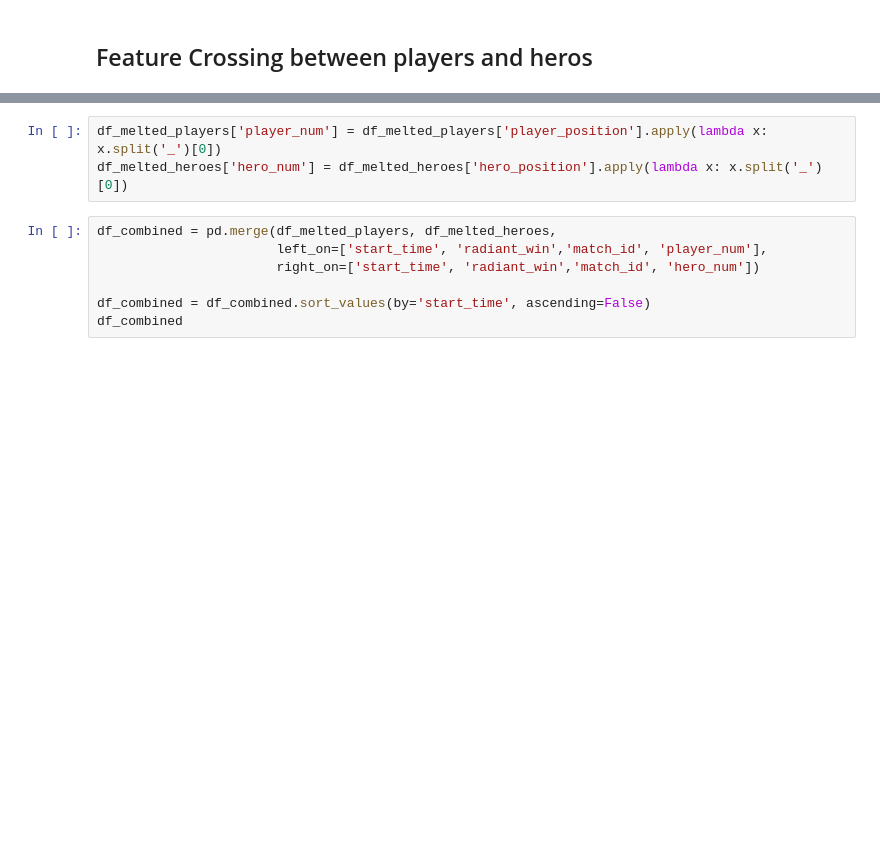
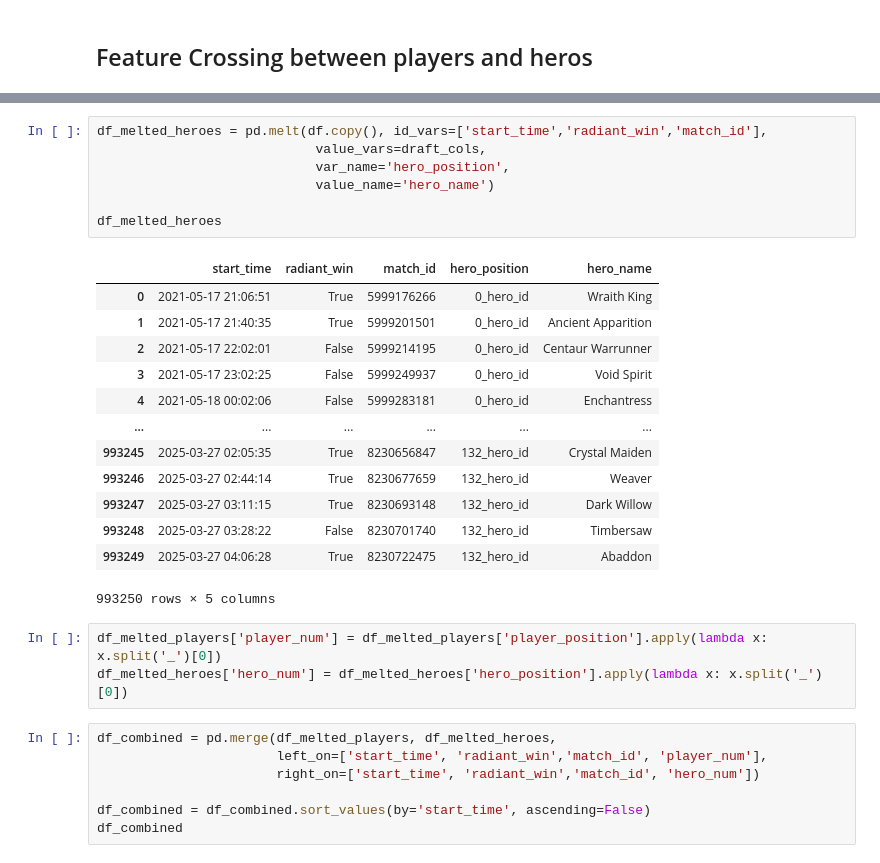
Before and after one commit to Haochen92/dota2pred, a Jupyter notebook: backend/notebooks/feature_engineering.ipynb, the cells around one changed output, grey strips where cells are left out. Cells and saved outputs as stored; diff of their text form; blank space fills up the shorter version.

```diff
--- a/backend/notebooks/feature_engineering.ipynb
+++ b/backend/notebooks/feature_engineering.ipynb
@@ -300,3 +361,24 @@ df_melted_players
+# %%
+df_melted_heroes = pd.melt(df.copy(), id_vars=['start_time','radiant_win','match_id'],
+                            value_vars=draft_cols,
+                            var_name='hero_position',
+                            value_name='hero_name')
+
+df_melted_heroes
+# %% [output]
+|  | start_time | radiant_win | match_id | hero_position | hero_name |
+| 0 | 2021-05-17 21:06:51 | True | 5999176266 | 0_hero_id | Wraith King |
+| 1 | 2021-05-17 21:40:35 | True | 5999201501 | 0_hero_id | Ancient Apparition |
+| 2 | 2021-05-17 22:02:01 | False | 5999214195 | 0_hero_id | Centaur Warrunner |
+| 3 | 2021-05-17 23:02:25 | False | 5999249937 | 0_hero_id | Void Spirit |
+| 4 | 2021-05-18 00:02:06 | False | 5999283181 | 0_hero_id | Enchantress |
+| ... | ... | ... | ... | ... | ... |
+| 993245 | 2025-03-27 02:05:35 | True | 8230656847 | 132_hero_id | Crystal Maiden |
+| 993246 | 2025-03-27 02:44:14 | True | 8230677659 | 132_hero_id | Weaver |
+| 993247 | 2025-03-27 03:11:15 | True | 8230693148 | 132_hero_id | Dark Willow |
+| 993248 | 2025-03-27 03:28:22 | False | 8230701740 | 132_hero_id | Timbersaw |
+| 993249 | 2025-03-27 04:06:28 | True | 8230722475 | 132_hero_id | Abaddon |
+993250 rows × 5 columns
 # %%
 df_melted_players['player_num'] = df_melted_players['player_position'].apply(lambda x: x.split('_')[0])
 df_melted_heroes['hero_num'] = df_melted_heroes['hero_position'].apply(lambda x: x.split('_')[0])
```
Also changed, not shown: parts of 31 cells of this notebook.
